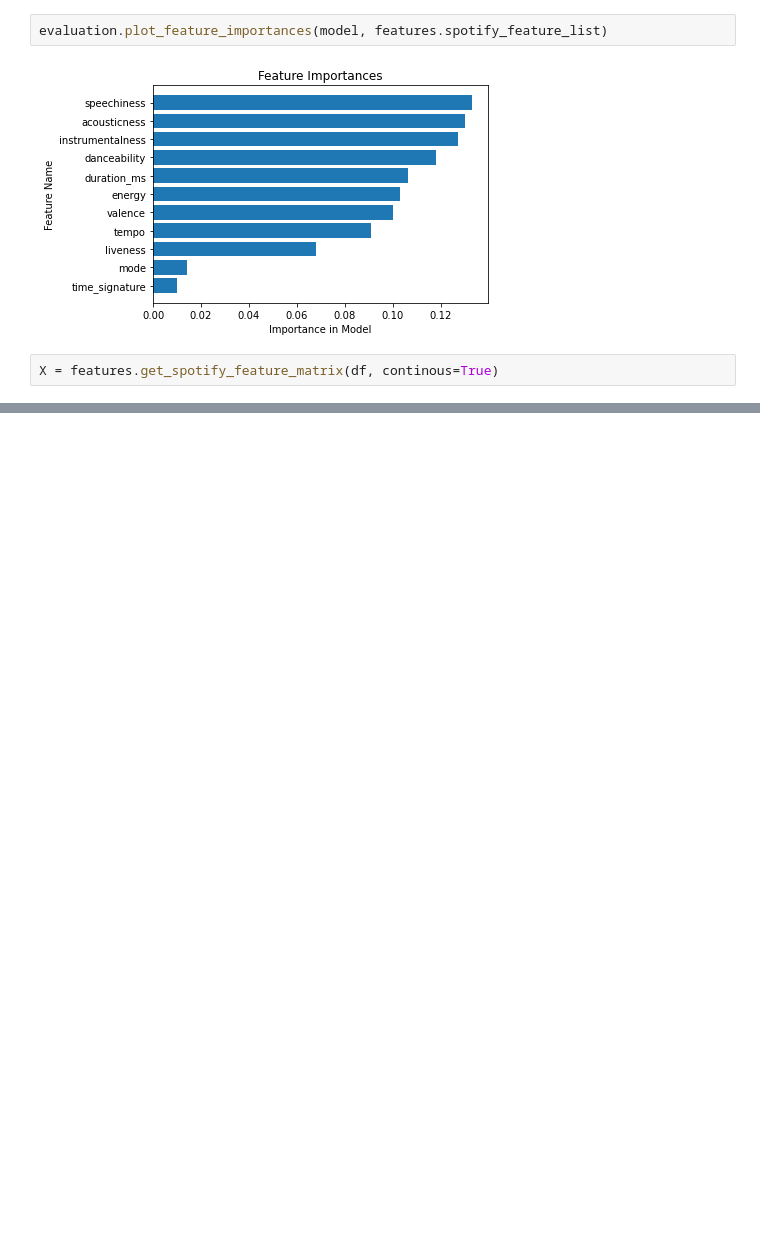
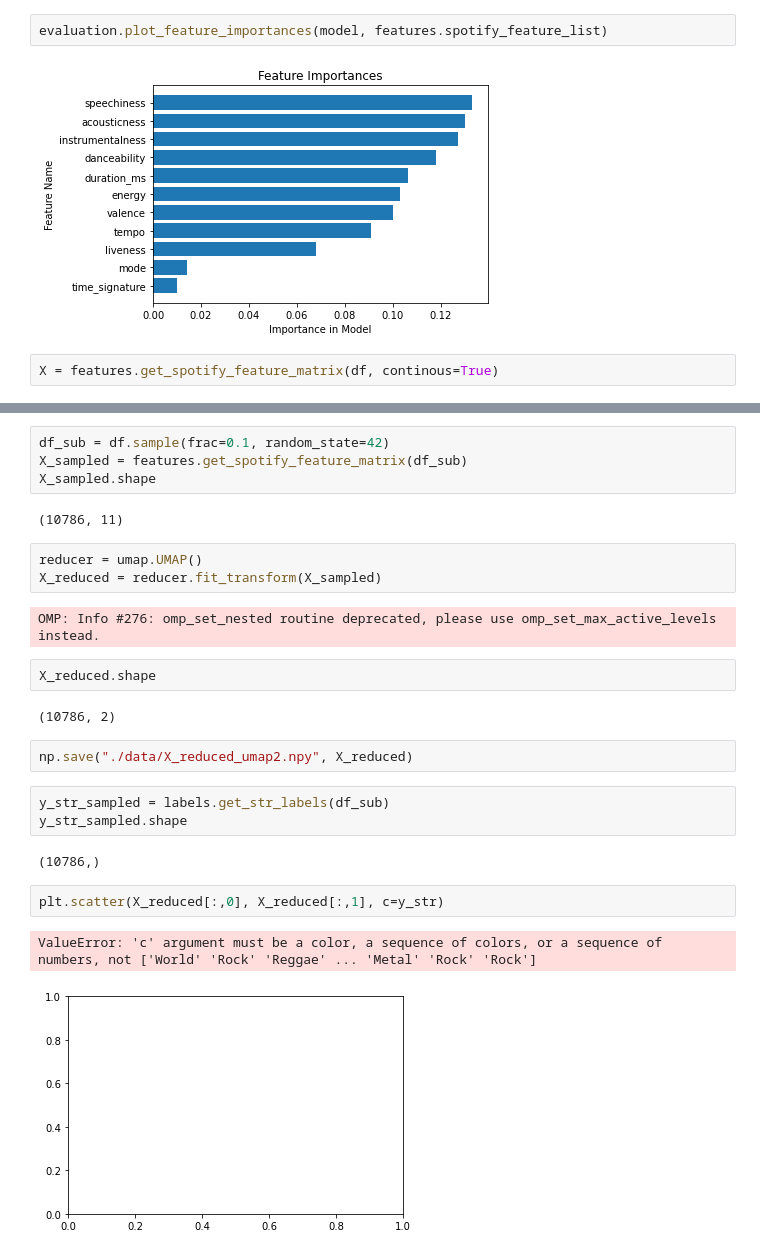
Before and after one commit to patrickc410/ml_project, a Jupyter notebook: demo.ipynb, the cells around one changed output, grey strips where cells are left out. Cells and saved outputs as stored; diff of their text form; blank space fills up the shorter version.

```diff
--- a/demo.ipynb
+++ b/demo.ipynb
@@ -173,0 +136,27 @@ for x, y in tqdm(iterator):
+# %%
+df_sub = df.sample(frac=0.1, random_state=42)
+X_sampled = features.get_spotify_feature_matrix(df_sub)
+X_sampled.shape
+# %% [output]
+(10786, 11)
+# %%
+reducer = umap.UMAP()
+X_reduced = reducer.fit_transform(X_sampled)
+# %% [output]
+OMP: Info #276: omp_set_nested routine deprecated, please use omp_set_max_active_levels instead.
+# %%
+X_reduced.shape
+# %% [output]
+(10786, 2)
+# %%
+np.save("./data/X_reduced_umap2.npy", X_reduced)
+# %%
+y_str_sampled = labels.get_str_labels(df_sub)
+y_str_sampled.shape
+# %% [output]
+(10786,)
+# %%
+plt.scatter(X_reduced[:,0], X_reduced[:,1], c=y_str)
+# %% [output]
+ValueError: 'c' argument must be a color, a sequence of colors, or a sequence of numbers, not ['World' 'Rock' 'Reggae' ... 'Metal' 'Rock' 'Rock']
+[figure, added]
```
Also changed, not shown: parts of 13 cells of this notebook, 4 other files.
